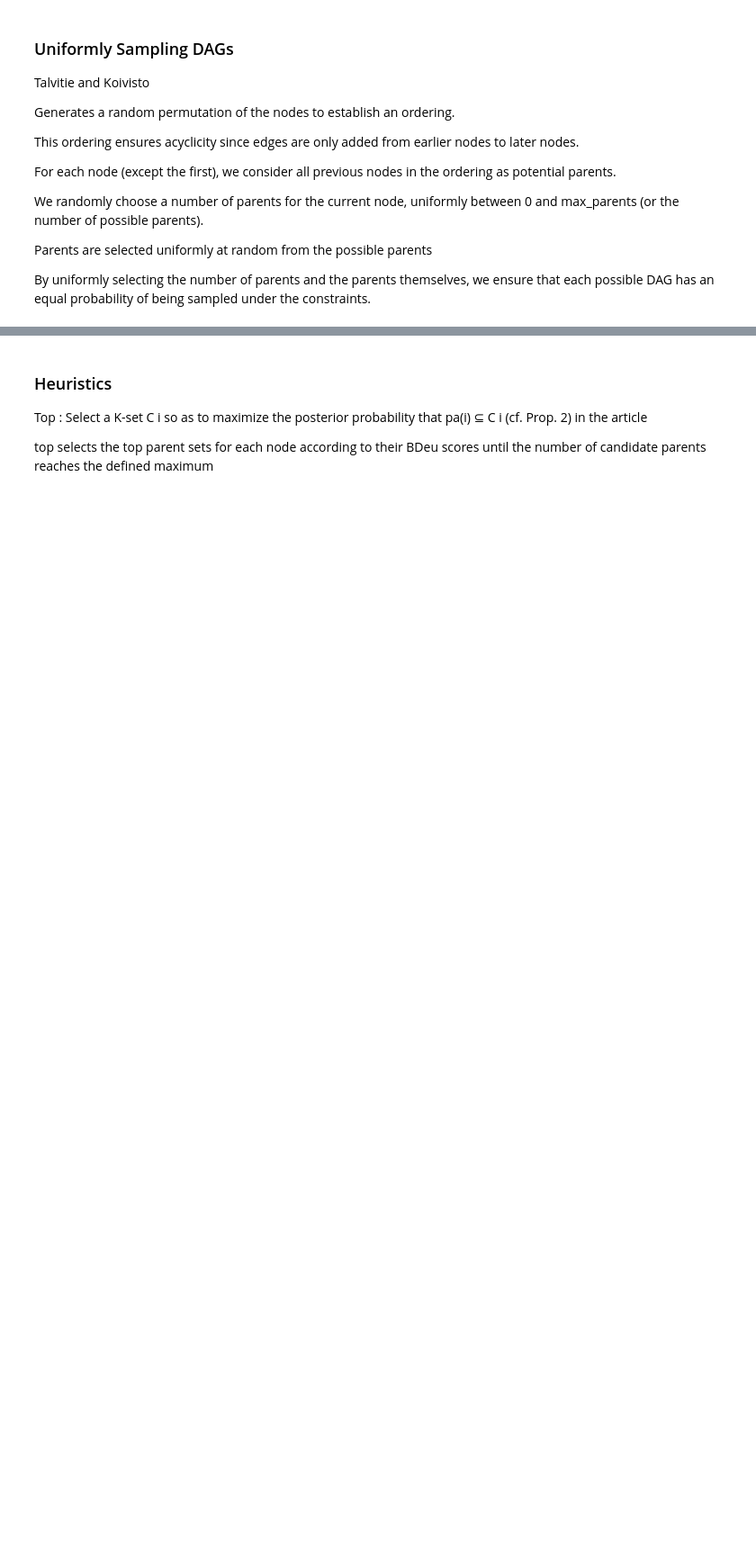
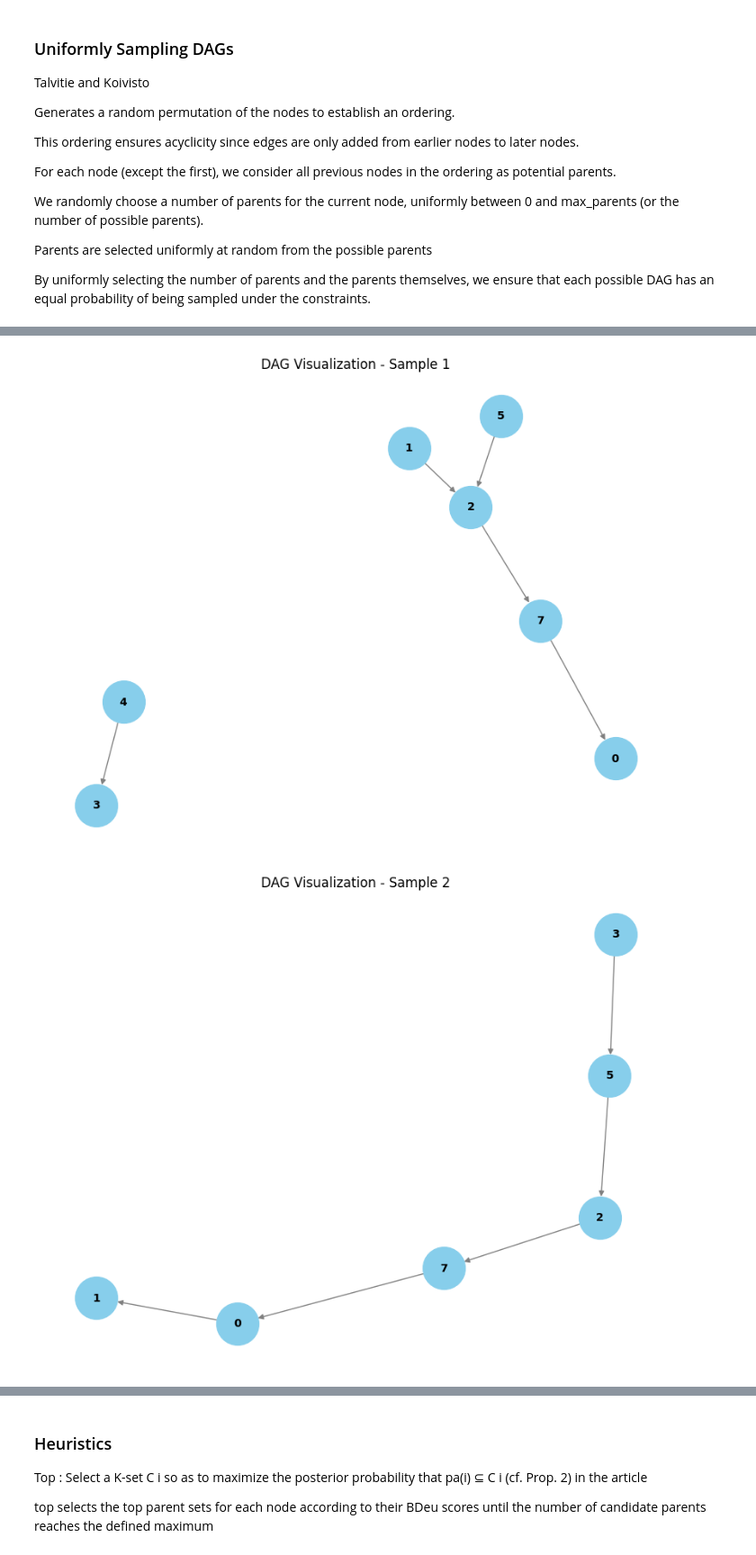
Before and after one commit to safiyesarac/Selecting-candidate-parents-for-Bayesian-learning-of-DAGs, a Jupyter notebook: playground.ipynb, the cells around one changed output, grey strips where cells are left out. Shown: that part at 90% size. Cells and saved outputs as stored; diff of their text form; code cells hidden in the pictures; blank space fills up the shorter version.

```diff
--- a/playground.ipynb
+++ b/playground.ipynb
@@ -234,5 +176,0 @@ z 7
-# %%
-
-
-for parentset, score in m.local_scores['b'].items():
-    print(parentset, score)
@@ -258,0 +177,71 @@ m.learn(start='data',end='local scores')
+# %%
+import sys
+import os
+
+# Get the directory of the current notebook or script
+current_dir = os.getcwd()
+
+# Add the parent directory to sys.path
+sys.path.append(os.path.abspath(os.path.join(current_dir, '..')))
+
+# Import the function
+from modular_dag_sampling_master.nonsymmetric_sampler import py_calculate_hat_weights
+
+
+
+
+
+# Assume py_run_nonsymmetric_sampler is correctly set up in nonsymmetric_sampler.pyx
+
+from nonsymmetric_sampler import py_run_nonsymmetric_sampler
+import re
+def parse_jkl_scores(file_path, max_rows=8):
+    """Parses the JKL scores file to extract up to max_rows scores, formatted as a list of lists."""
+    scores = []
+    with open(file_path, 'r') as file:
+        for line in file:
+            # Stop if we've reached the desired number of rows
+            if len(scores) >= max_rows:
+                break
+
+            # Skip lines that do not start with a numeric score (e.g., metadata lines)
+            if not re.match(r"^-?\d+\.\d+", line.strip()):
+                continue
+
+            parts = line.strip().split()
+            try:
+                # The first part of each valid line is the score
+                score = float(parts[0])
+                scores.append([score])  # Wrap in a list for compatibility
+            except ValueError as e:
+                print(f"Warning: Could not convert line to float: {line.strip()} - {e}")
+    return scores
+
+# Use the function and print results for debugging
+jkl_scores = parse_jkl_scores('scores.jkl')
+#print("Parsed JKL scores (as list of lists):", jkl_scores)  # Verify the format before passing to the sampler
+
+import logging
+from logging.handlers import RotatingFileHandler
+from nonsymmetric_sampler import py_run_nonsymmetric_sampler
+
+# Configure the logger
+log_file = "sampler.log"
+max_log_size = 5 * 1024 * 1024  # 5 MB limit for log file size
+backup_count = 3  # Keep up to 3 backup files
+
+logger = logging.getLogger("NonsymmetricSamplerLogger")
+logger.setLevel(logging.INFO)
+handler = RotatingFileHandler(log_file, maxBytes=max_log_size, backupCount=backup_count)
+formatter = logging.Formatter('%(asctime)s - %(levelname)s - %(message)s')
+handler.setFormatter(formatter)
+logger.addHandler(handler)
+
+# Run the sampler with the logger
+dag_size = len(jkl_scores)
+num_samples = 10
+sampled_dags = py_run_nonsymmetric_sampler(dag_size, num_samples, logger)
+print("Sampled DAGs:", sampled_dags)
+# %% [output]
+[figure, added]
+[figure, added]
```
Also changed, not shown: parts of 26 cells of this notebook, 39 other files.
